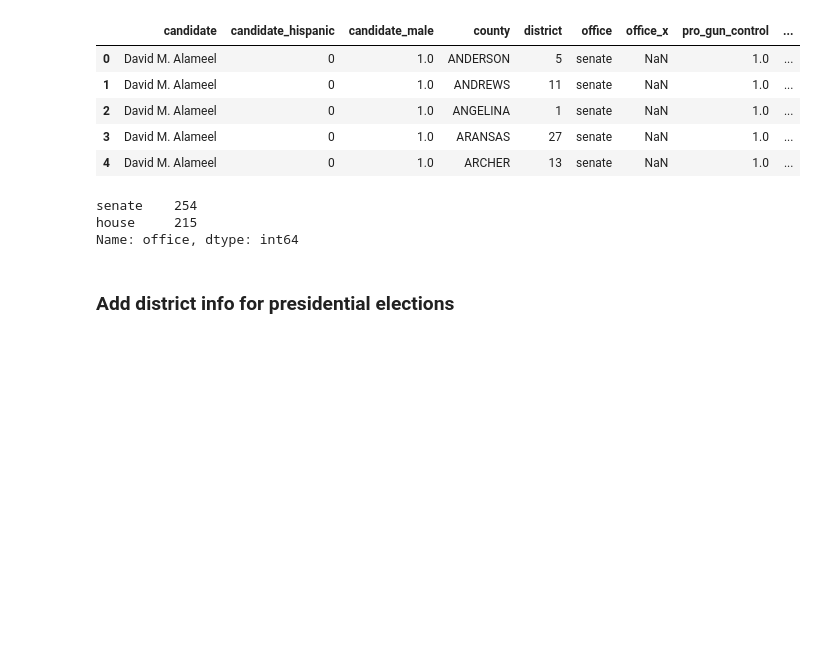
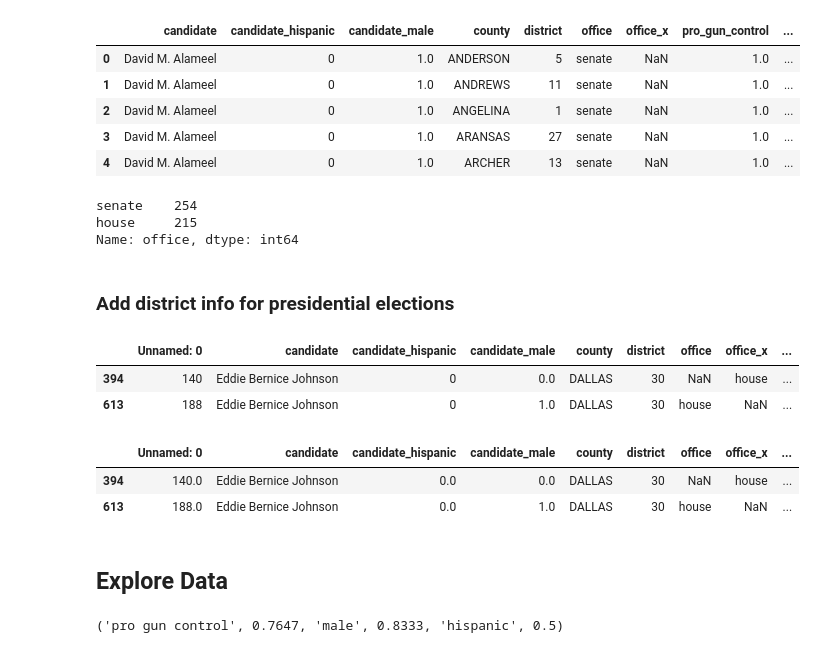
Before and after one commit to sghoseWI/Election-Analytics, a Jupyter notebook: put_data_together.ipynb, the cells around one changed output. Cells and saved outputs as stored; diff of their text form; code cells hidden in the pictures; blank space fills up the shorter version.

```diff
--- a/put_data_together.ipynb
+++ b/put_data_together.ipynb
@@ -118,3 +118,17 @@ for idx, r in dc.iterrows():
 p.district = p.county.apply(lambda x: dc_dict[x])
 x = x.dropna(subset=['district'])
 x = x.append(p)
+# %%
+x[x.candidate=='Eddie Bernice Johnson']
+# %% [output]
+|  | Unnamed: 0 | candidate | candidate_hispanic | candidate_male | county | district | office | office_x | ... |
+| 394 | 140 | Eddie Bernice Johnson | 0 | 0.0 | DALLAS | 30 | NaN | house | ... |
+| 613 | 188 | Eddie Bernice Johnson | 0 | 1.0 | DALLAS | 30 | house | NaN | ... |
+# %%
+x.set_value(867, 'candidate_male', 0)
+
+x[x.candidate=='Eddie Bernice Johnson']
+# %% [output]
+|  | Unnamed: 0 | candidate | candidate_hispanic | candidate_male | county | district | office | office_x | ... |
+| 394 | 140.0 | Eddie Bernice Johnson | 0.0 | 0.0 | DALLAS | 30 | NaN | house | ... |
+| 613 | 188.0 | Eddie Bernice Johnson | 0.0 | 1.0 | DALLAS | 30 | house | NaN | ... |
@@ -122,0 +146,2 @@ x.to_csv('final_data_0927.csv')
+# %% [markdown]
+## Explore Data
@@ -122,0 +150,4 @@ x.to_csv('final_data_0927.csv')
+# %%
+"pro gun control", round(cands.pro_gun_control.mean(), 4),"male", round(cands.candidate_male.mean(), 4), "hispanic", round(cands.candidate_hispanic.mean(), 4)
+# %% [output]
+('pro gun control', 0.7647, 'male', 0.8333, 'hispanic', 0.5)
```
Also changed, not shown: parts of 9 cells of this notebook, 1 other file.
